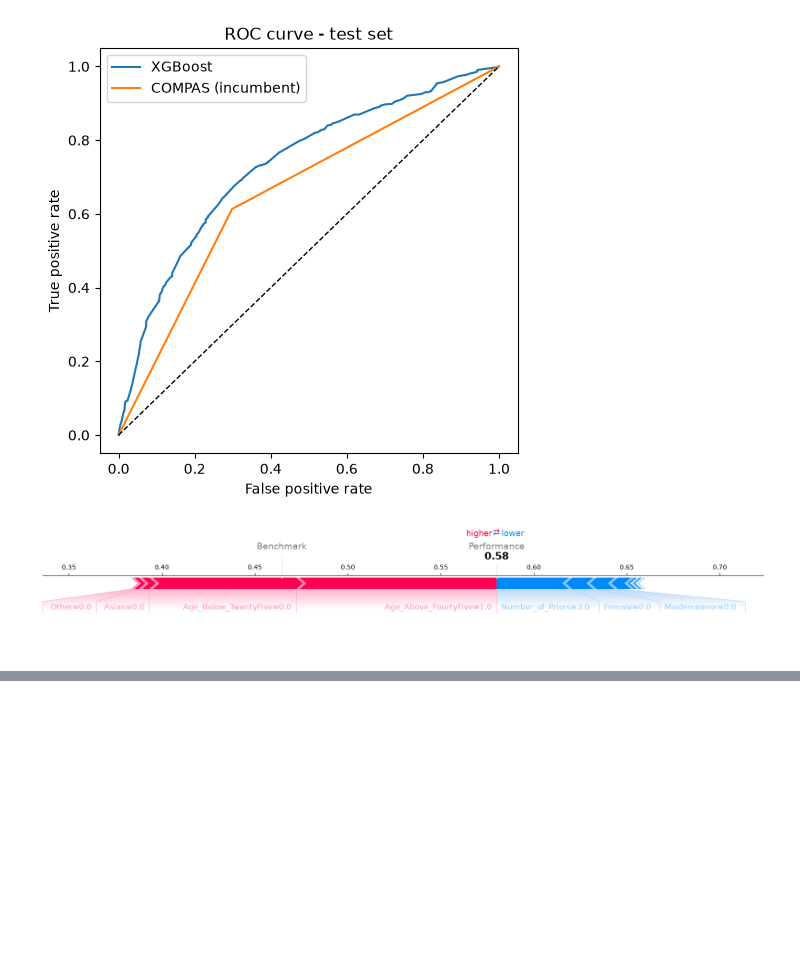
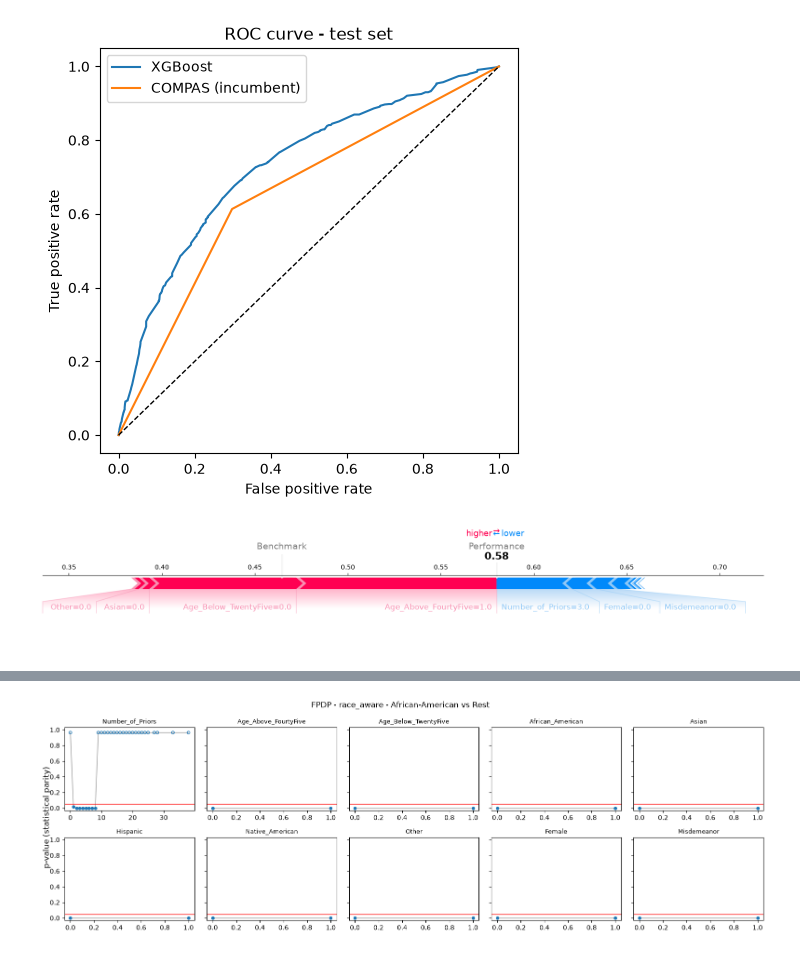
Before and after one commit to MaximeDespreaux/ThinkCarefully, a Jupyter notebook: xgboost/base-model.ipynb, the cells around one changed output, grey strips where cells are left out. Cells and saved outputs as stored; diff of their text form; code cells hidden in the pictures; blank space fills up the shorter version.

```diff
--- a/xgboost/base-model.ipynb
+++ b/xgboost/base-model.ipynb
@@ -109,0 +213,36 @@ viz.force_plot(XPER_values=(phi.to_numpy(), phi_i.to_numpy()),
+# %%
+def plot_fpdp(curves, title, alpha=0.05):
+    features = list(curves)
+    ncols = 5
+    nrows = -(-len(features) // ncols)
+    fig, axes = plt.subplots(
+        nrows, ncols, figsize=(3.2 * ncols, 2.6 * nrows), sharey=True, squeeze=False
+    )
+    for ax, feature in zip(axes.flat, features):
+        curve = curves[feature]
+        ax.plot(curve["value"], curve["p_value"], color="0.6", lw=1, zorder=1)
+        real, degenerate = curve[~curve["degenerate"]], curve[curve["degenerate"]]
+        ax.scatter(real["value"], real["p_value"], s=18, zorder=2)
+        ax.scatter(
+            degenerate["value"],
+            degenerate["p_value"],
+            s=18,
+            facecolors="none",
+            edgecolors="C0",
+            zorder=2,
+        )
+        ax.axhline(alpha, color="red", lw=1)
+        ax.set_title(feature, fontsize=9)
+        ax.set_ylim(-0.03, 1.03)
+    for ax in axes.flat[len(features) :]:
+        ax.axis("off")
+    fig.suptitle(title)
+    fig.supylabel("p-value (statistical parity)")
+    fig.tight_layout()
+    plt.show()
+
+
+fpdp_curves = fpdp_all(fair["race_aware"]["model"], fair["race_aware"]["test"])
+plot_fpdp(fpdp_curves, "FPDP - race_aware - African-American vs Rest")
+# %% [output]
+[figure, added]
```
Also changed, not shown: parts of 20 cells of this notebook.
